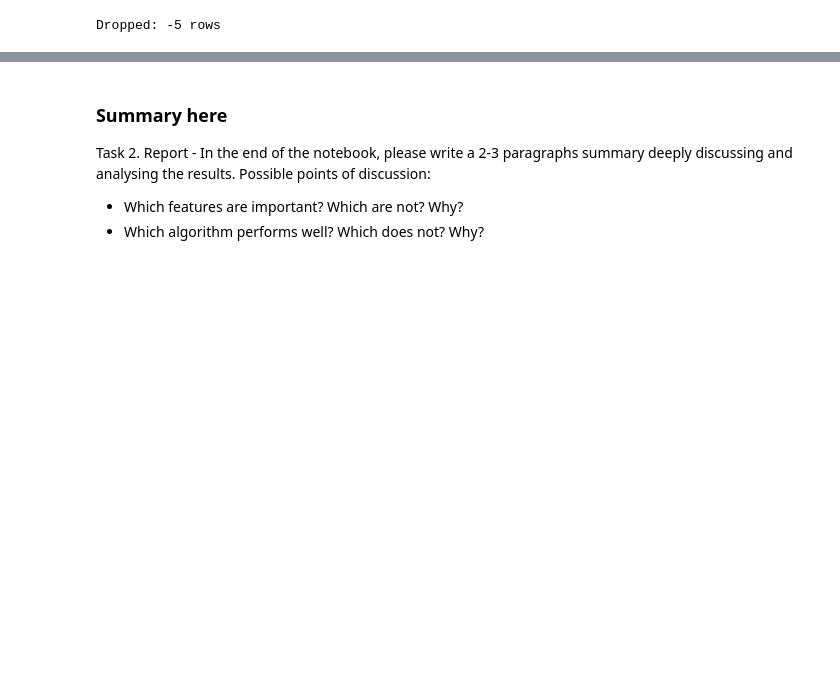
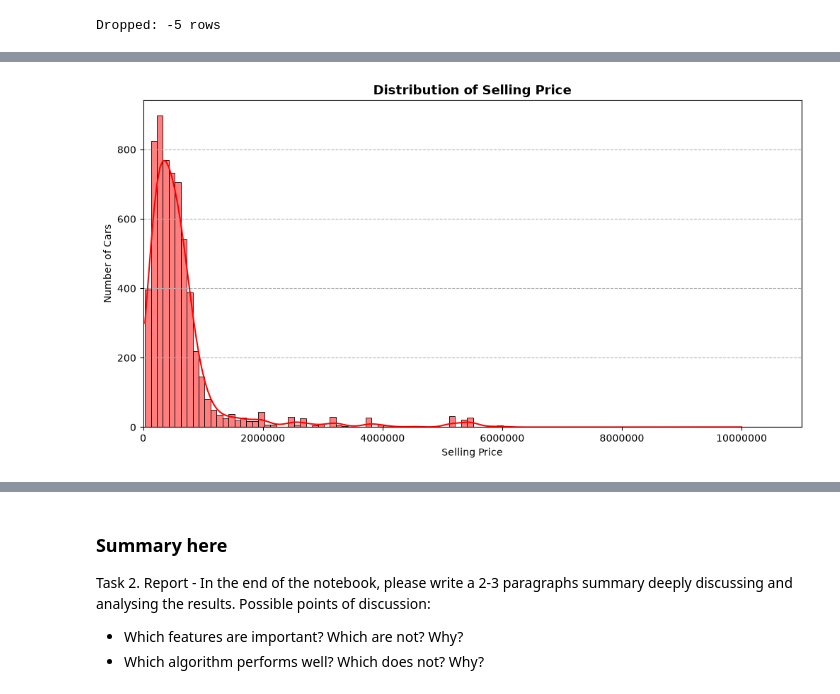
Before and after one commit to linhtetaung-mm/car-price-prediction, a Jupyter notebook: notebooks/a1.ipynb, the cells around one changed output, grey strips where cells are left out. Cells and saved outputs as stored; diff of their text form; code cells hidden in the pictures; blank space fills up the shorter version.

Commit message:
EDA plots

```diff
--- a/notebooks/a1.ipynb
+++ b/notebooks/a1.ipynb
@@ -348,0 +381,9 @@ Name: count, dtype: int64
+# %%
+from sklearn.model_selection import train_test_split
+
+# Split the dataset, for now I will not seperate X and y yet.
+# This is for EDA
+df_train, df_test = train_test_split(df, test_size=0.2, random_state=42)
+
+print(f"• Training data: {df_train.shape}")
+print(f"• Testing data: {df_test.shape}")
@@ -348,0 +411,25 @@ Name: count, dtype: int64
+# %%
+# Find max price
+max_price = df_train["selling_price"].max()
+
+# Add some padding
+upper_limit = max_price * 1.10
+
+# Create the plot for selling price
+plt.figure(figsize=(12, 6))
+sns.histplot(data=df_train, x="selling_price",color="red", kde=True, bins=100)
+
+# Range
+plt.xlim(0, upper_limit)
+
+# Clean up scientific notation format
+plt.ticklabel_format(style='plain', axis='x')
+
+plt.title(f'Distribution of Selling Price', fontsize=13, fontweight='bold')
+plt.xlabel('Selling Price')
+plt.ylabel('Number of Cars')
+plt.grid(axis='y', linestyle='--')
+
+plt.show()
+# %% [output]
+[figure, added]
```
Also changed, not shown: parts of 41 cells of this notebook, 1 other file.
